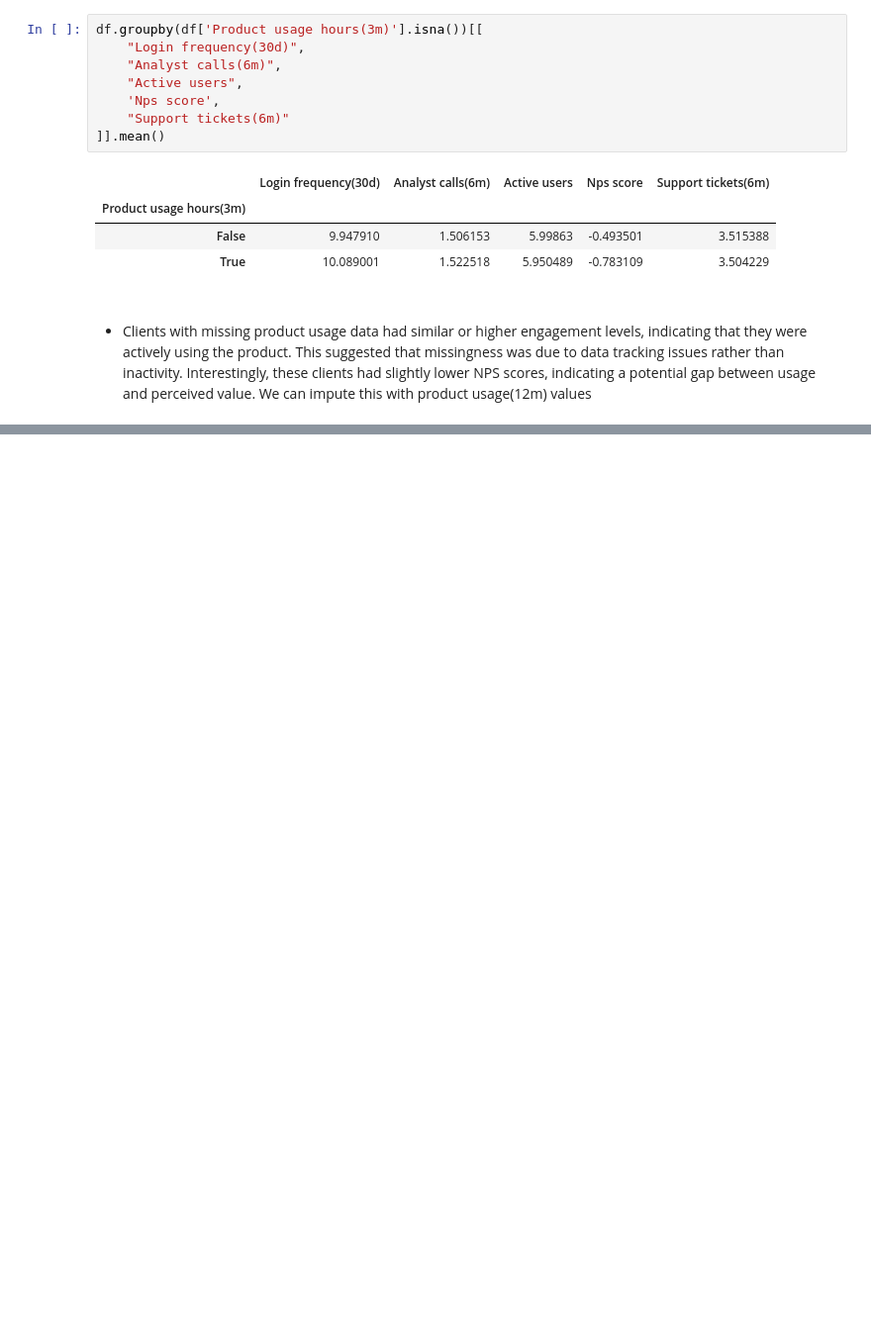
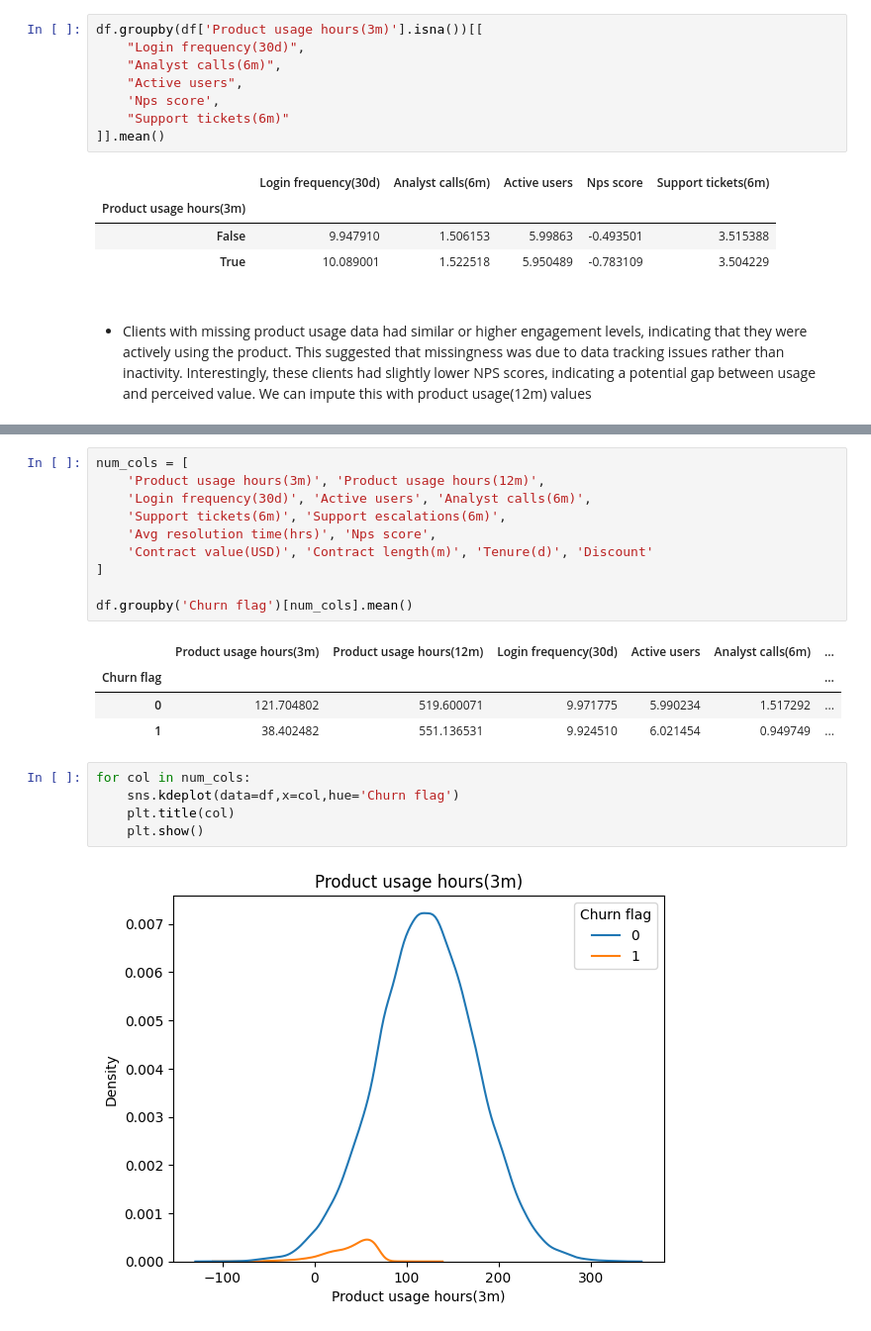
Before and after one commit to prathamgarg08/Churn-Prediction, a Jupyter notebook: notebooks/EDA.ipynb, the cells around one changed output, grey strips where cells are left out. Shown at 99% size. Drawn from its saved outputs; the diff is of its cells as text; blank space fills up the shorter version.

```diff
--- a/notebooks/EDA.ipynb
+++ b/notebooks/EDA.ipynb
@@ -874,0 +927,22 @@ df.groupby(df['Product usage hours(3m)'].isna())[[
+# %%
+num_cols = [
+    'Product usage hours(3m)', 'Product usage hours(12m)',
+    'Login frequency(30d)', 'Active users', 'Analyst calls(6m)',
+    'Support tickets(6m)', 'Support escalations(6m)',
+    'Avg resolution time(hrs)', 'Nps score',
+    'Contract value(USD)', 'Contract length(m)', 'Tenure(d)', 'Discount'
+]
+
+df.groupby('Churn flag')[num_cols].mean()
+# %% [output]
+|  | Product usage hours(3m) | Product usage hours(12m) | Login frequency(30d) | Active users | Analyst calls(6m) | ... |
+| Churn flag |  |  |  |  |  | ... |
+| 0 | 121.704802 | 519.600071 | 9.971775 | 5.990234 | 1.517292 | ... |
+| 1 | 38.402482 | 551.136531 | 9.924510 | 6.021454 | 0.949749 | ... |
+# %%
+for col in num_cols:
+    sns.kdeplot(data=df,x=col,hue='Churn flag')
+    plt.title(col)
+    plt.show()
+# %% [output]
+[figure, added]
```
Also changed, not shown: parts of 31 cells of this notebook.
